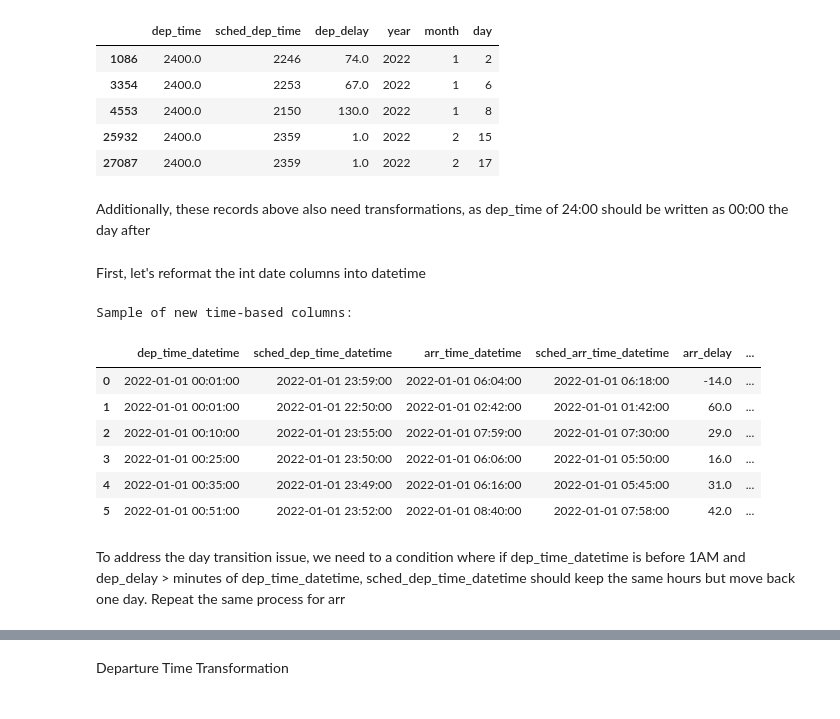
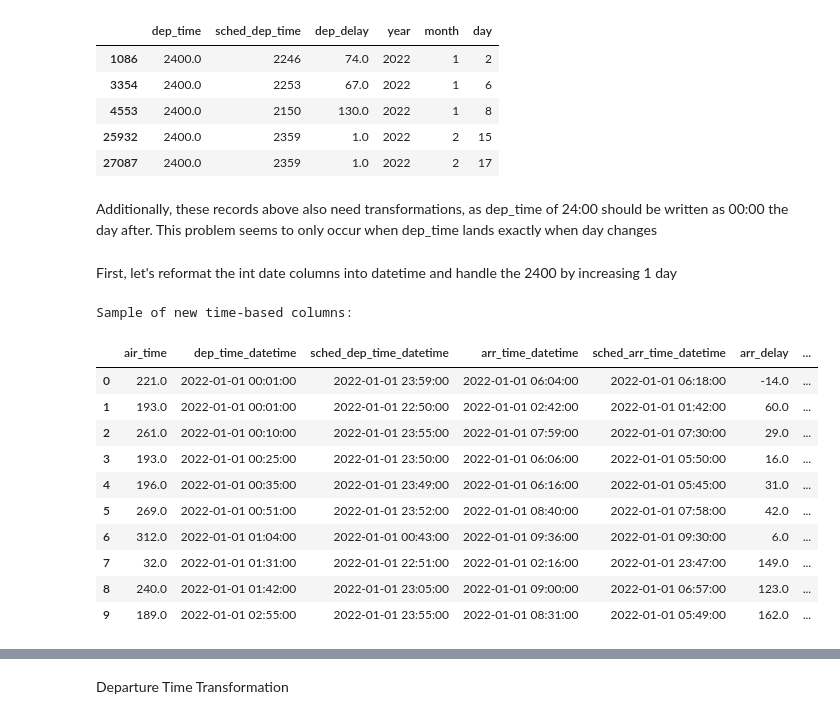
Before and after one commit to hdangle31/DS-Machine-Learning-Flights-2022, a Jupyter notebook: Flights_Project.ipynb, the cells around one changed output, grey strips where cells are left out. Drawn from its saved outputs; the diff is of its cells as text; code cells hidden in the pictures.

```diff
--- a/Flights_Project.ipynb
+++ b/Flights_Project.ipynb
@@ -66,6 +66,8 @@ from sklearn.model_selection import train_test_split
 from sklearn.preprocessing import StandardScaler
 from sklearn.naive_bayes import GaussianNB
 from sklearn.metrics import accuracy_score, confusion_matrix
+# %%
+pd.set_option('display.max_columns', None)
 # %%
 df = pd.read_csv("flights2022.csv")
 df.head(10)
@@ -262,14 +268,13 @@ df[df['dep_time'] == 2400][['dep_time', 'sched_dep_time', 'dep_delay','year', 'm
 | 25932 | 2400.0 | 2359 | 1.0 | 2022 | 2 | 15 |
 | 27087 | 2400.0 | 2359 | 1.0 | 2022 | 2 | 17 |
 # %% [markdown]
-Additionally, these records above also need transformations, as dep_time of 24:00 should be written as 00:00 the day after
+Additionally, these records above also need transformations, as dep_time of 24:00 should be written as 00:00 the day after. This problem seems to only occur when dep_time lands exactly when day changes
 # %% [markdown]
-First, let's reformat the int date columns into datetime
+First, let's reformat the int date columns into datetime and handle the 2400 by increasing 1 day
 # %%
 # Create base datetime column from year, month, day
 df['date'] = pd.to_datetime(
     df[['year', 'month', 'day']]
-    .assign(day=1)
     .join(pd.Series(1, index=df.index, name='hour'))
 )
 
@@ -293,40 +298,43 @@ def hhmm_to_datetime(row, time_col):
 
     # Create datetime using the adjusted date
     return date.replace(hour=hours, minute=minutes)
 
 # Create datetime columns for time fields
 time_columns = ['dep_time', 'sched_dep_time', 'arr_time', 'sched_arr_time']
 for col in time_columns:
     df[f'{col}_datetime'] = df.apply(lambda row: hhmm_to_datetime(row, col), axis=1)
 
 print("Sample of new time-based columns:")
 display(
     df[
         [
+            'air_time',
             'dep_time_datetime',
             'sched_dep_time_datetime',
             'arr_time_datetime',
             'sched_arr_time_datetime',
             'arr_delay',
             'dep_delay',
             'year',
             'month',
             'day',
             'dep_time',
             'sched_dep_time',
             'arr_time',
             'sched_arr_time',
         ]
-    ].head(6)
+    ].head(10)
 )
 # %% [output]
 Sample of new time-based columns:
-|  | dep_time_datetime | sched_dep_time_datetime | arr_time_datetime | sched_arr_time_datetime | arr_delay | ... |
-| 0 | 2022-01-01 00:01:00 | 2022-01-01 23:59:00 | 2022-01-01 06:04:00 | 2022-01-01 06:18:00 | -14.0 | ... |
-| 1 | 2022-01-01 00:01:00 | 2022-01-01 22:50:00 | 2022-01-01 02:42:00 | 2022-01-01 01:42:00 | 60.0 | ... |
-| 2 | 2022-01-01 00:10:00 | 2022-01-01 23:55:00 | 2022-01-01 07:59:00 | 2022-01-01 07:30:00 | 29.0 | ... |
-| 3 | 2022-01-01 00:25:00 | 2022-01-01 23:50:00 | 2022-01-01 06:06:00 | 2022-01-01 05:50:00 | 16.0 | ... |
-| 4 | 2022-01-01 00:35:00 | 2022-01-01 23:49:00 | 2022-01-01 06:16:00 | 2022-01-01 05:45:00 | 31.0 | ... |
-| 5 | 2022-01-01 00:51:00 | 2022-01-01 23:52:00 | 2022-01-01 08:40:00 | 2022-01-01 07:58:00 | 42.0 | ... |
+|  | air_time | dep_time_datetime | sched_dep_time_datetime | arr_time_datetime | sched_arr_time_datetime | arr_delay | ... |
+| 0 | 221.0 | 2022-01-01 00:01:00 | 2022-01-01 23:59:00 | 2022-01-01 06:04:00 | 2022-01-01 06:18:00 | -14.0 | ... |
+| 1 | 193.0 | 2022-01-01 00:01:00 | 2022-01-01 22:50:00 | 2022-01-01 02:42:00 | 2022-01-01 01:42:00 | 60.0 | ... |
+| 2 | 261.0 | 2022-01-01 00:10:00 | 2022-01-01 23:55:00 | 2022-01-01 07:59:00 | 2022-01-01 07:30:00 | 29.0 | ... |
+| 3 | 193.0 | 2022-01-01 00:25:00 | 2022-01-01 23:50:00 | 2022-01-01 06:06:00 | 2022-01-01 05:50:00 | 16.0 | ... |
+| 4 | 196.0 | 2022-01-01 00:35:00 | 2022-01-01 23:49:00 | 2022-01-01 06:16:00 | 2022-01-01 05:45:00 | 31.0 | ... |
+| 5 | 269.0 | 2022-01-01 00:51:00 | 2022-01-01 23:52:00 | 2022-01-01 08:40:00 | 2022-01-01 07:58:00 | 42.0 | ... |
+| 6 | 312.0 | 2022-01-01 01:04:00 | 2022-01-01 00:43:00 | 2022-01-01 09:36:00 | 2022-01-01 09:30:00 | 6.0 | ... |
+| 7 | 32.0 | 2022-01-01 01:31:00 | 2022-01-01 22:51:00 | 2022-01-01 02:16:00 | 2022-01-01 23:47:00 | 149.0 | ... |
+| 8 | 240.0 | 2022-01-01 01:42:00 | 2022-01-01 23:05:00 | 2022-01-01 09:00:00 | 2022-01-01 06:57:00 | 123.0 | ... |
+| 9 | 189.0 | 2022-01-01 02:55:00 | 2022-01-01 23:55:00 | 2022-01-01 08:31:00 | 2022-01-01 05:49:00 | 162.0 | ... |
-# %% [markdown]
-To address the day transition issue, we need to a condition where if dep_time_datetime is before 1AM and dep_delay > minutes of dep_time_datetime, sched_dep_time_datetime should keep the same hours but move back one day. Repeat the same process for arr
```
Also changed, not shown: parts of 22 cells of this notebook.
